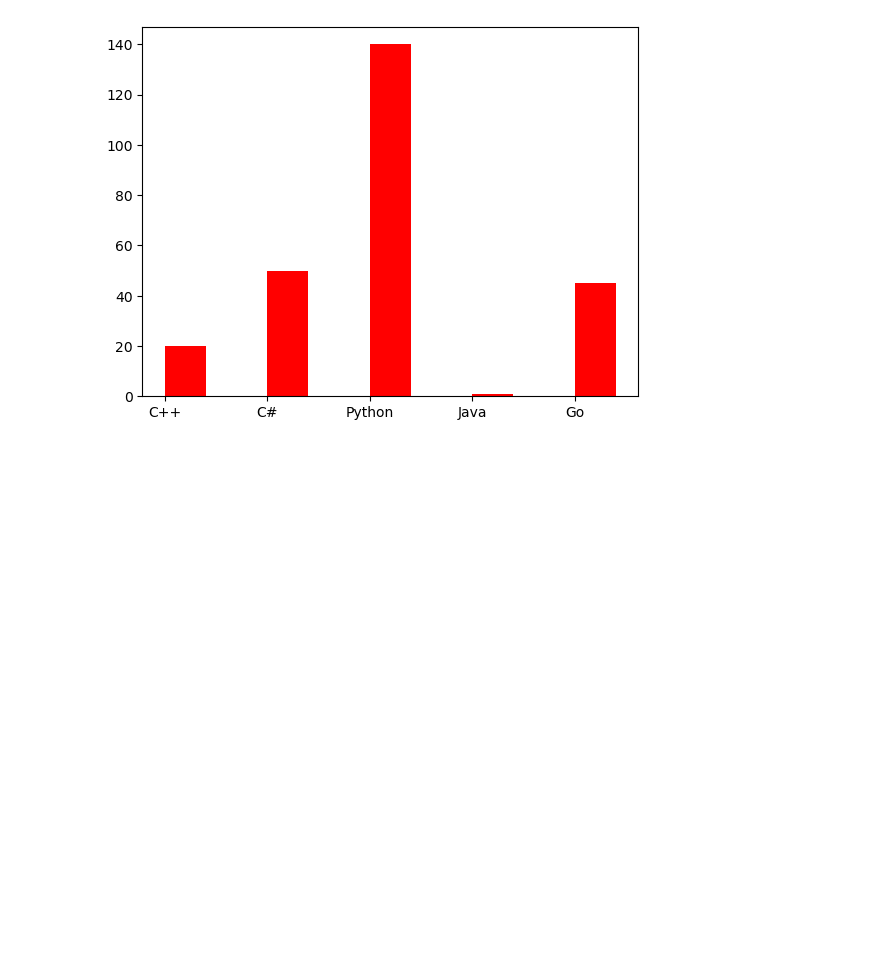
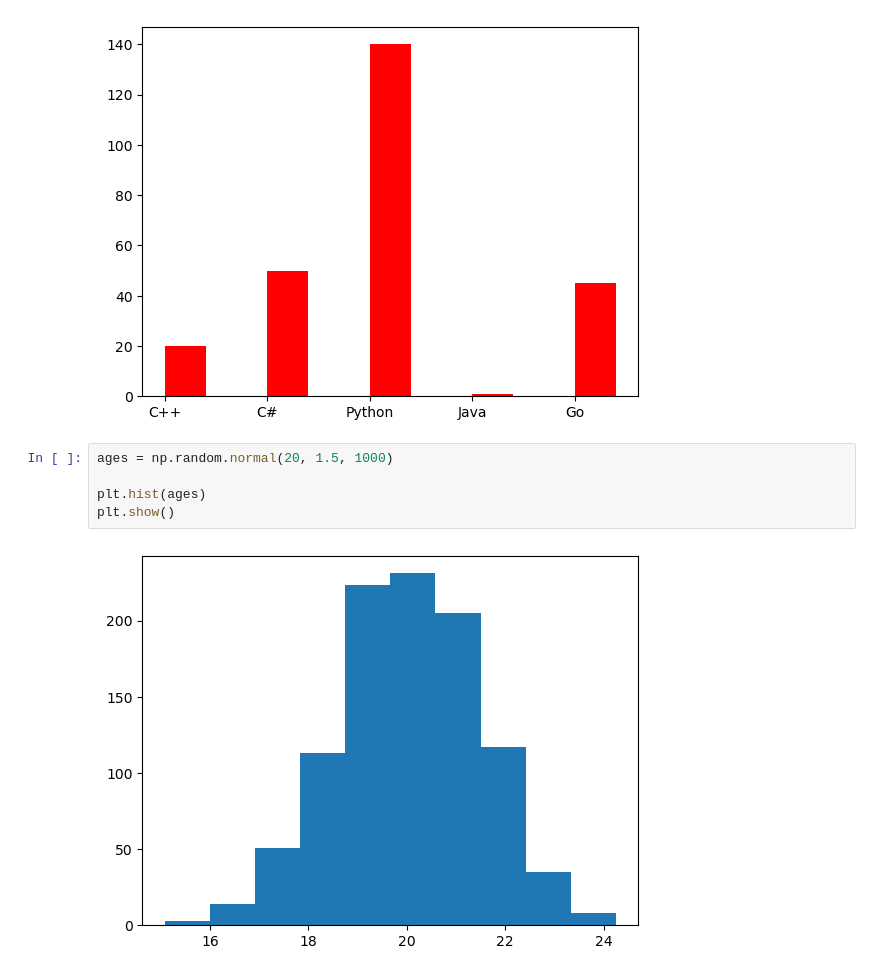
Before and after one commit to Jeannot-MN/Machine-Learning, a Jupyter notebook: notebooks/libraries-101/_matplotlib.ipynb, the cells around one changed output. Cells and saved outputs as stored; diff of their text form; blank space fills up the shorter version.

Commit message:
plt histogram plot

```diff
--- a/notebooks/libraries-101/_matplotlib.ipynb
+++ b/notebooks/libraries-101/_matplotlib.ipynb
@@ -60,3 +60,10 @@ plt.bar(x, votes, color='r', align='edge', width=0.4)
 plt.show()
 # %% [output]
 [figure]
+# %%
+ages = np.random.normal(20, 1.5, 1000)
+
+plt.hist(ages)
+plt.show()
+# %% [output]
+[figure, added]
```
Also changed, not shown: parts of 1 cell of this notebook.
